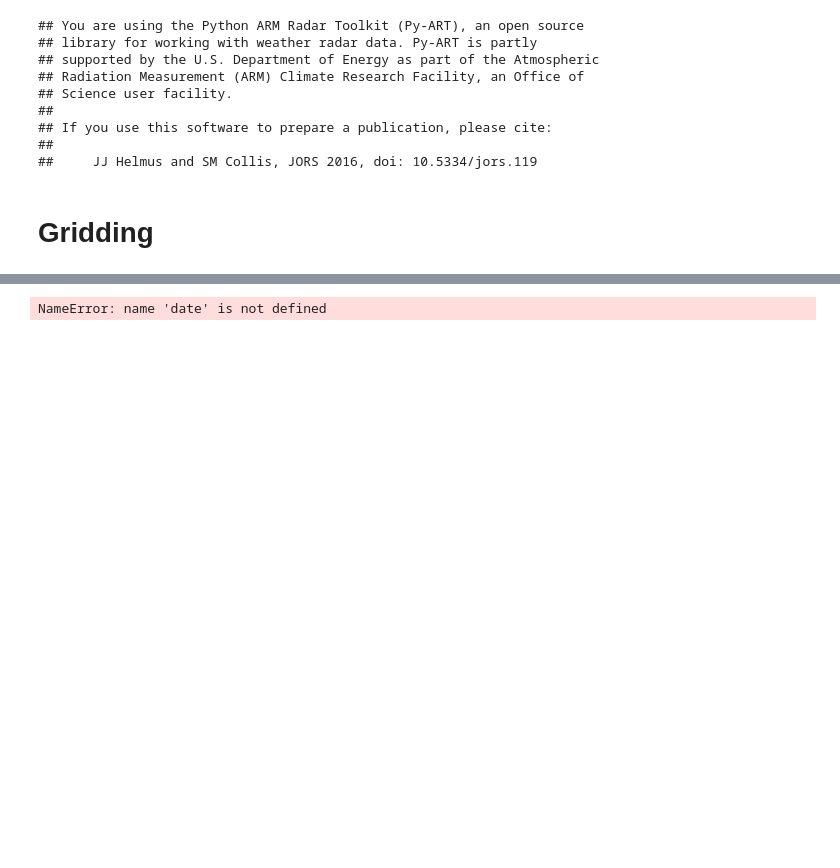
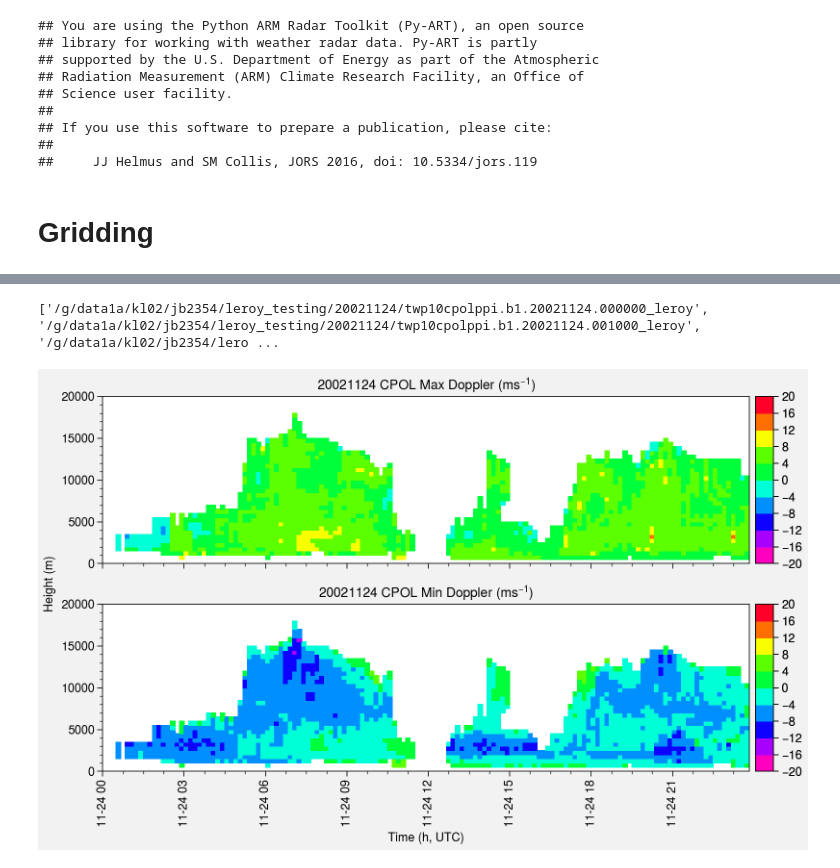
Before and after one commit to jordanbrook/leroi, a Jupyter notebook: CPOL_timeseries.ipynb, the cells around one changed output, grey strips where cells are left out. Saved outputs shown, nothing was run; the diff lists cells and outputs as text; code cells hidden in the pictures; blank space fills up the shorter version.

Commit message:
finished smoothing and updated documentation

```diff
--- a/CPOL_timeseries.ipynb
+++ b/CPOL_timeseries.ipynb
@@ -33,5 +35,7 @@ print(file_list)
 # %%
-radar = pyart.io.read("/g/data/hj10/cpol/cpol_level_1b/v2020/ppi/2002/20021102/twp10cpolppi.b1.20021102.120000.nc")
+with warnings.catch_warnings():
+    warnings.filterwarnings("ignore")
+    radar = pyart.io.read("/g/data/hj10/cpol/cpol_level_1b/v2020/ppi/2002/20021124/twp10cpolppi.b1.20021124.120000.nc")
 
 radar_opts = {'position':(0,0,0)}
 lon0, lat0 = radar.longitude['data'][0], radar.latitude['data'][0]
@@ -59,7 +63,7 @@ def var_cressman(radar):
 def leroy_grid(radar,coords, field):
     with warnings.catch_warnings():
         warnings.filterwarnings("ignore")
-        return leroy.cressman_ppi_interp(radar, coords, 1200, field, k=200, verbose=False)
+        return leroy.cressman_ppi_interp(radar, coords, field, k=200, verbose=False)
 # %%
 save_dir = '/g/data1a/kl02/jb2354/leroy_testing/{}/'.format(date)
 def run_grids(file_list, field, method = 'leroy'):
@@ -71,21 +75,23 @@ def run_grids(file_list, field, method = 'leroy'):
             warnings.filterwarnings("ignore")
             radar = pyart.io.read(file)
             #radar = pyart.aux_io.read_odim_h5(file, file_field_names=True)
-            #radar = tools.mask_invalid_data(radar, 'corrected_reflectivity', add_to = [field], min_field = 5, min_area = 50, return_smooth = False)
             if method =='leroy':
+                radar = qc.mask_invalid_data(radar, 'corrected_reflectivity', add_to = [field], min_field = 5, min_area = 50, return_smooth = False)
+                grid = leroy_grid(radar, coords, field)
+            elif method =='leroy_noqc':
                 grid = leroy_grid(radar, coords, field)
             elif method == 'pyart':
                 grid = const_cressman(radar, field)
             grid.dump(save_dir+fn)
 # %%
 save_dir = '/g/data1a/kl02/jb2354/leroy_testing/{}/'.format(date)
-run_grids(file_list, 'corrected_velocity', method = 'pyart')
+run_grids(file_list, 'corrected_velocity', method = 'leroy_noqc')
-# %% [output]
-NameError: name 'date' is not defined
 # %%
 grid_list = os.listdir(save_dir)
-grid_list = sorted([(save_dir+x) for x in grid_list if x[-4:] == 'noqc'])
-print(grid_list[66:67])
+grid_list = sorted([(save_dir+x) for x in grid_list if x[-5:] == 'leroy'])
+print(grid_list)
+# %% [output]
+['/g/data1a/kl02/jb2354/leroy_testing/20021124/twp10cpolppi.b1.20021124.000000_leroy', '/g/data1a/kl02/jb2354/leroy_testing/20021124/twp10cpolppi.b1.20021124.001000_leroy', '/g/data1a/kl02/jb2354/lero ...
 # %%
 def read_data(file_list):
     times = qc.dt_from_fn(file_list)
@@ -98,15 +104,17 @@ def read_data(file_list):
 times, maxs, mins = read_data(grid_list)
 # %%
 N, vmin, vmax= 12, -20, 20
-time = times[66]
+#time = times[66]
 fig, axs = plot.subplots(nrows = 2, figsize = (8,5))
 axs[0].pcolormesh(times, z, maxs.T, colorbar = 'r', cmap ='gist_rainbow_r', vmin = vmin, vmax = vmax, N = N)
 axs[0].format(title = date+r' CPOL Max Doppler (ms$^{-1}$)')
 axs[1].pcolormesh(times, z, mins.T, colorbar = 'r', cmap ='gist_rainbow_r', vmin = vmin, vmax = vmax, N = N)
-axs[1].format(title = date+r' CPOL Min Doppler No QC (ms$^{-1}$)')
-axs[0].plot([time, time], [0,20000], 'k--')
-axs[1].plot([time, time], [0,20000], 'k--')
+axs[1].format(title = date+r' CPOL Min Doppler (ms$^{-1}$)')
+#axs[0].plot([time, time], [0,20000], 'k--')
+#axs[1].plot([time, time], [0,20000], 'k--')
 
 axs.format(xlabel = 'Time (h, UTC)', ylabel = 'Height (m)')
 plot.show()
+# %% [output]
+[figure, added]
 # %%
```
Also changed, not shown: parts of 7 cells of this notebook, 2 other files.
